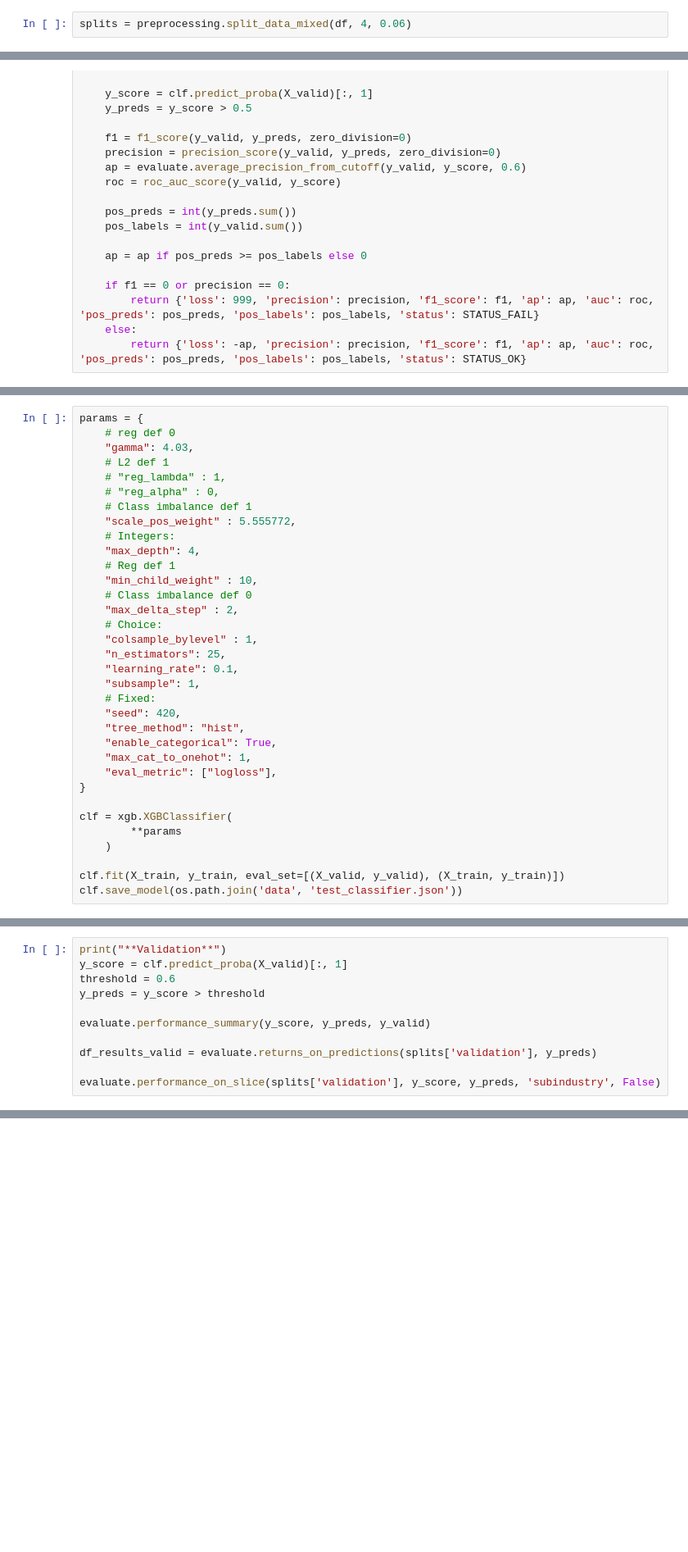
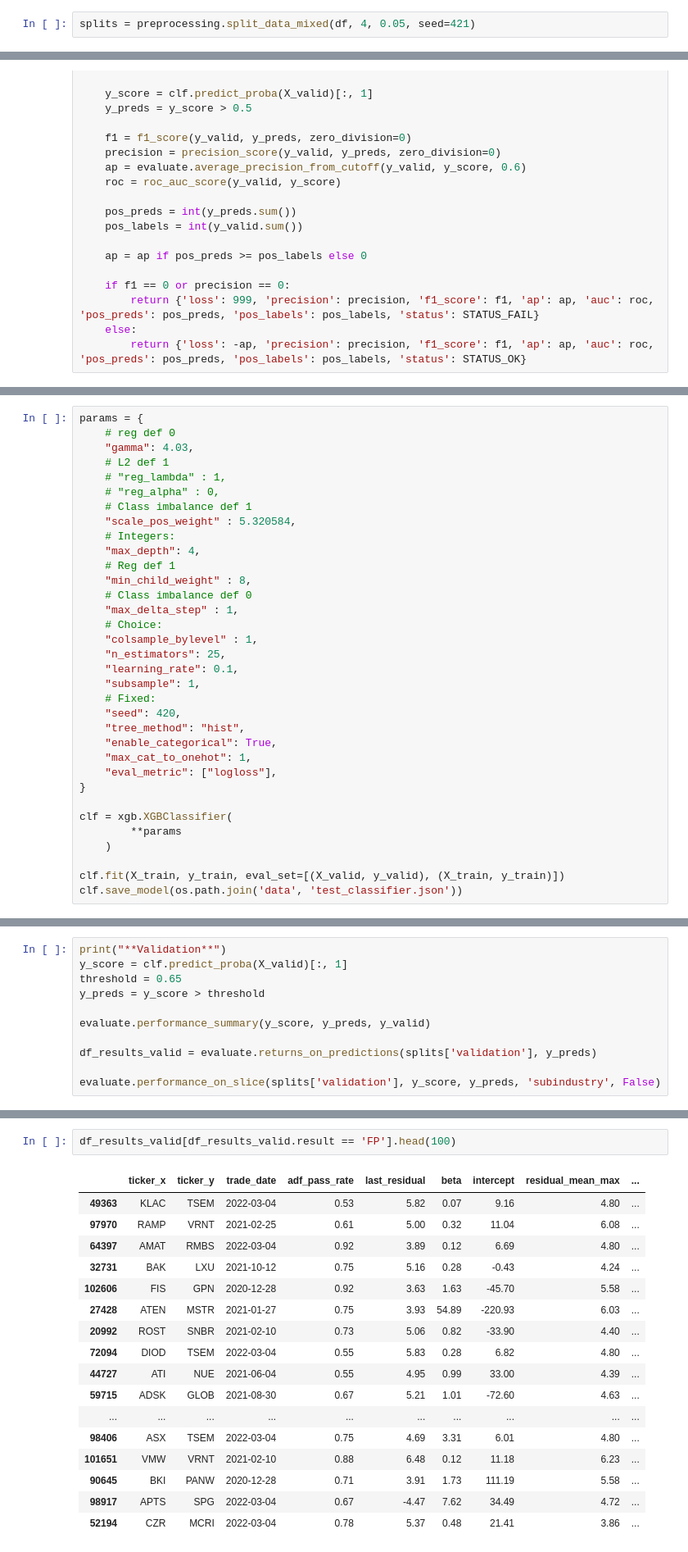
Before and after one commit to DomStan/stonk-rank, a Jupyter notebook: stonks_notebook.ipynb, the cells around one changed output, grey strips where cells are left out. Shown: that part at 82% size. Cells and saved outputs as stored; diff of their text form; blank space fills up the shorter version.

```diff
--- a/stonks_notebook.ipynb
+++ b/stonks_notebook.ipynb
@@ -259,5 +250,5 @@ clf_prod, scalers_prod = train_production_xgb(df, params)
 # %%
-splits = preprocessing.split_data_mixed(df, 4, 0.06)
+splits = preprocessing.split_data_mixed(df, 4, 0.05, seed=421)
 # %%
 scaling = 'minmax'
 add_noise = True
@@ -355,13 +348,13 @@ params = {
     # "reg_lambda" : 1,
     # "reg_alpha" : 0,
     # Class imbalance def 1
-    "scale_pos_weight" : 5.555772,
+    "scale_pos_weight" : 5.320584,
     # Integers:
     "max_depth": 4,
     # Reg def 1
-    "min_child_weight" : 10,
+    "min_child_weight" : 8,
     # Class imbalance def 0
-    "max_delta_step" : 2,
+    "max_delta_step" : 1,
     # Choice:
     "colsample_bylevel" : 1,
     "n_estimators": 25,
@@ -384,7 +395,7 @@ clf.save_model(os.path.join('data', 'test_classifier.json'))
 # %%
 print("**Validation**")
 y_score = clf.predict_proba(X_valid)[:, 1]
-threshold = 0.6
+threshold = 0.65
 y_preds = y_score > threshold
 
 evaluate.performance_summary(y_score, y_preds, y_valid)
@@ -412,4 +423,24 @@ ROC-AUC score: 0.5221896383186706
 Total positive predictions: 0
+# %%
+df_results_valid[df_results_valid.result == 'FP'].head(100)
+# %% [output]
+|  | ticker_x | ticker_y | trade_date | adf_pass_rate | last_residual | beta | intercept | residual_mean_max | ... |
+| 49363 | KLAC | TSEM | 2022-03-04 | 0.53 | 5.82 | 0.07 | 9.16 | 4.80 | ... |
+| 97970 | RAMP | VRNT | 2021-02-25 | 0.61 | 5.00 | 0.32 | 11.04 | 6.08 | ... |
+| 64397 | AMAT | RMBS | 2022-03-04 | 0.92 | 3.89 | 0.12 | 6.69 | 4.80 | ... |
+| 32731 | BAK | LXU | 2021-10-12 | 0.75 | 5.16 | 0.28 | -0.43 | 4.24 | ... |
+| 102606 | FIS | GPN | 2020-12-28 | 0.92 | 3.63 | 1.63 | -45.70 | 5.58 | ... |
+| 27428 | ATEN | MSTR | 2021-01-27 | 0.75 | 3.93 | 54.89 | -220.93 | 6.03 | ... |
+| 20992 | ROST | SNBR | 2021-02-10 | 0.73 | 5.06 | 0.82 | -33.90 | 4.40 | ... |
+| 72094 | DIOD | TSEM | 2022-03-04 | 0.55 | 5.83 | 0.28 | 6.82 | 4.80 | ... |
+| 44727 | ATI | NUE | 2021-06-04 | 0.55 | 4.95 | 0.99 | 33.00 | 4.39 | ... |
+| 59715 | ADSK | GLOB | 2021-08-30 | 0.67 | 5.21 | 1.01 | -72.60 | 4.63 | ... |
+| ... | ... | ... | ... | ... | ... | ... | ... | ... | ... |
+| 98406 | ASX | TSEM | 2022-03-04 | 0.75 | 4.69 | 3.31 | 6.01 | 4.80 | ... |
+| 101651 | VMW | VRNT | 2021-02-10 | 0.88 | 6.48 | 0.12 | 11.18 | 6.23 | ... |
+| 90645 | BKI | PANW | 2020-12-28 | 0.71 | 3.91 | 1.73 | 111.19 | 5.58 | ... |
+| 98917 | APTS | SPG | 2022-03-04 | 0.67 | -4.47 | 7.62 | 34.49 | 4.72 | ... |
+| 52194 | CZR | MCRI | 2022-03-04 | 0.78 | 5.37 | 0.48 | 21.41 | 3.86 | ... |
 # %%
 # print("**Test**")
 # y_score = clf.predict_proba(X_test)[:, 1]
```
Also changed, not shown: parts of 14 cells of this notebook, 4 other files.
